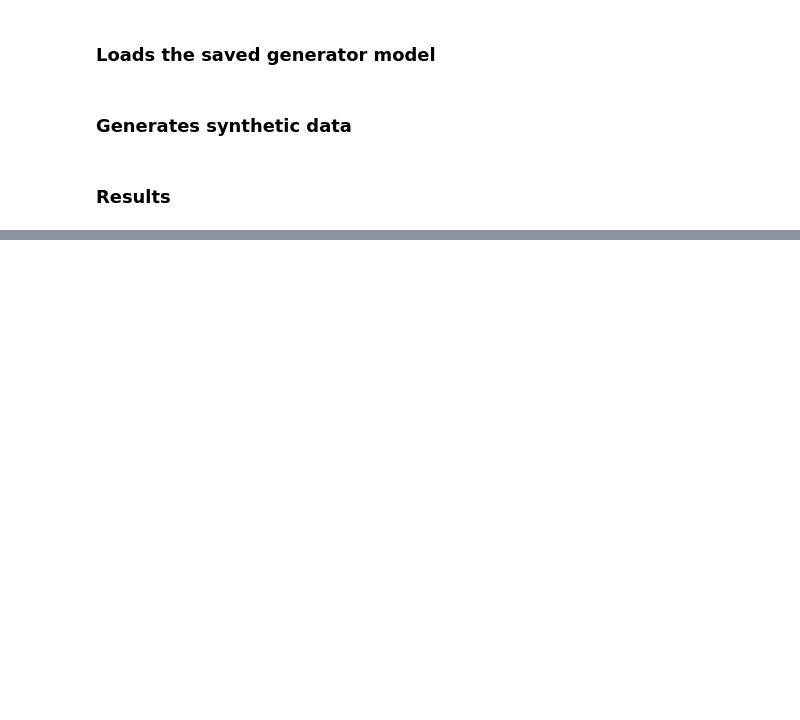
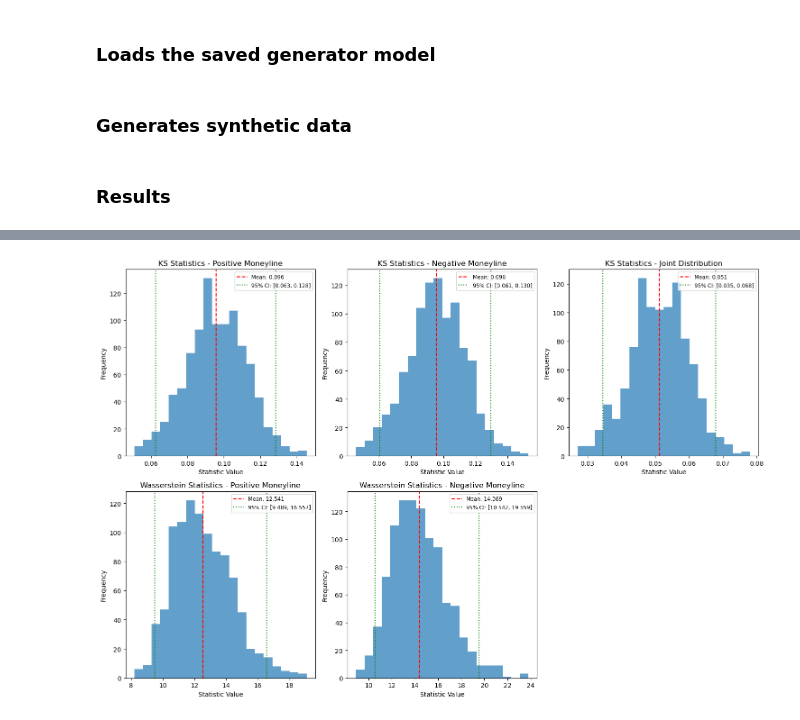
Before and after one commit to jakebirnbach/MoneyLineGANs, a Jupyter notebook: ML Models/WGAN_MonteCarlo.ipynb, the cells around one changed output, grey strips where cells are left out. Cells and saved outputs as stored; diff of their text form; code cells hidden in the pictures; blank space fills up the shorter version.

Commit message:
added MC experiment with visualizations and CI's

```diff
--- a/ML Models/WGAN_MonteCarlo.ipynb
+++ b/ML Models/WGAN_MonteCarlo.ipynb
@@ -235,0 +284,40 @@ Negative Moneyline: 14.6420
+# %%
+# Calculate 95% confidence intervals
+ci_level = 0.95
+lower_quantile = (1 - ci_level) / 2
+upper_quantile = 1 - lower_quantile
+
+stats = {
+    'KS Positive': {'data': KS_stats_pos, 'title': 'KS Statistics - Positive Moneyline'},
+    'KS Negative': {'data': KS_stats_neg, 'title': 'KS Statistics - Negative Moneyline'},
+    'KS Joint': {'data': KS_stats_joint, 'title': 'KS Statistics - Joint Distribution'},
+    'W Positive': {'data': W_stats_pos, 'title': 'Wasserstein Statistics - Positive Moneyline'},
+    'W Negative': {'data': W_stats_neg, 'title': 'Wasserstein Statistics - Negative Moneyline'}
+}
+
+# Create a figure with 5 subplots
+plt.figure(figsize=(15, 10))
+
+# Plot each statistic with CI
+for i, (name, stat) in enumerate(stats.items(), 1):
+    plt.subplot(2, 3, i)
+    plt.hist(stat['data'], bins=20, alpha=0.7)
+
+    # Calculate and plot confidence intervals
+    ci = np.quantile(stat['data'], [lower_quantile, upper_quantile])
+    mean = np.mean(stat['data'])
+
+    # Add vertical lines for mean and CI
+    plt.axvline(mean, color='r', linestyle='--', label=f'Mean: {mean:.3f}')
+    plt.axvline(ci[0], color='g', linestyle=':', label=f'95% CI: [{ci[0]:.3f}, {ci[1]:.3f}]')
+    plt.axvline(ci[1], color='g', linestyle=':')
+
+    plt.title(stat['title'])
+    plt.xlabel('Statistic Value')
+    plt.ylabel('Frequency')
+    plt.legend(fontsize='small')
+
+plt.tight_layout()
+plt.show()
+# %% [output]
+[figure, added]
```
Also changed, not shown: parts of 5 cells of this notebook.
